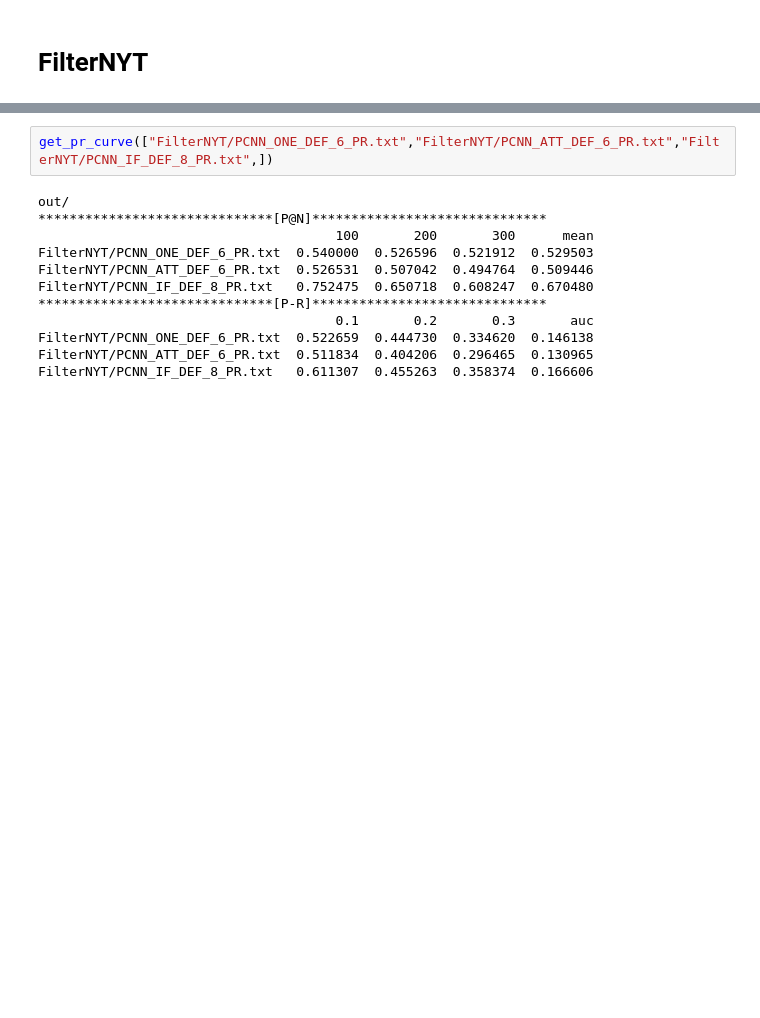
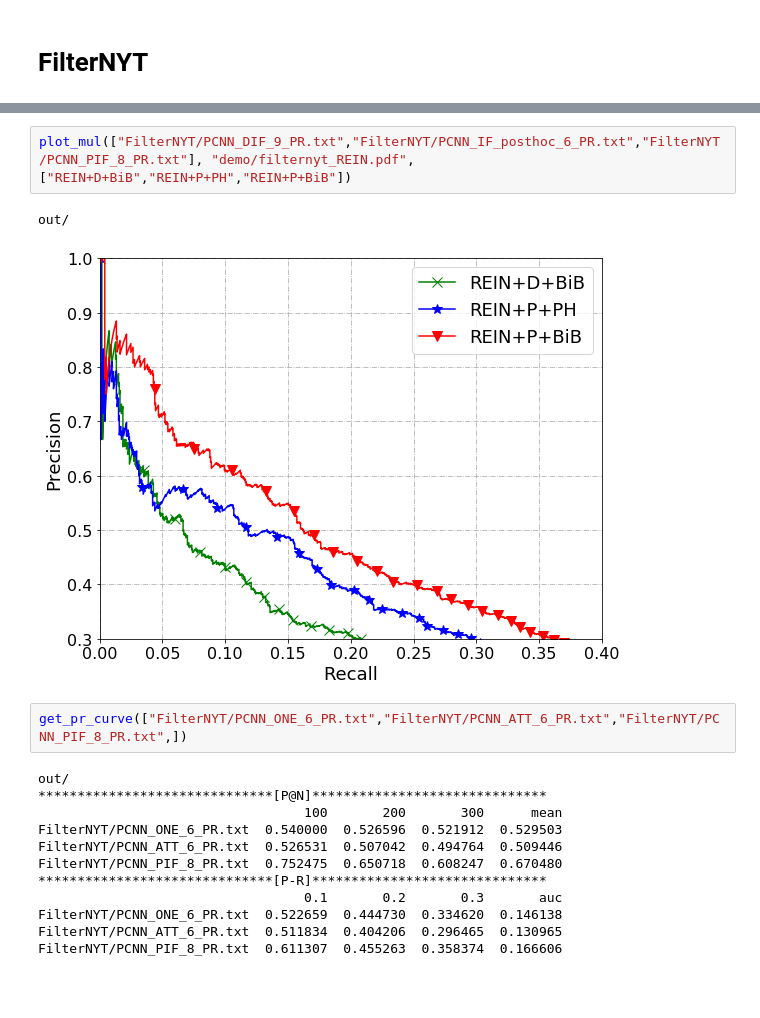
Before and after one commit to RyanWangZf/NRE-IF, a Jupyter notebook: plot_results.ipynb, the cells around one changed output, grey strips where cells are left out. Cells and saved outputs as stored; diff of their text form; blank space fills up the shorter version.

```diff
--- a/plot_results.ipynb
+++ b/plot_results.ipynb
@@ -183,16 +189,21 @@ out/
+# %%
+plot_mul(["FilterNYT/PCNN_DIF_9_PR.txt","FilterNYT/PCNN_IF_posthoc_6_PR.txt","FilterNYT/PCNN_PIF_8_PR.txt"], "demo/filternyt_REIN.pdf",["REIN+D+BiB","REIN+P+PH","REIN+P+BiB"])
+# %% [output]
+out/
+[figure, added]
 # %%
-get_pr_curve(["FilterNYT/PCNN_ONE_DEF_6_PR.txt","FilterNYT/PCNN_ATT_DEF_6_PR.txt","FilterNYT/PCNN_IF_DEF_8_PR.txt",])
+get_pr_curve(["FilterNYT/PCNN_ONE_6_PR.txt","FilterNYT/PCNN_ATT_6_PR.txt","FilterNYT/PCNN_PIF_8_PR.txt",])
 # %% [output]
 out/
 ******************************[P@N]******************************
-                                      100       200       300      mean
-FilterNYT/PCNN_ONE_DEF_6_PR.txt  0.540000  0.526596  0.521912  0.529503
-FilterNYT/PCNN_ATT_DEF_6_PR.txt  0.526531  0.507042  0.494764  0.509446
-FilterNYT/PCNN_IF_DEF_8_PR.txt   0.752475  0.650718  0.608247  0.670480
+                                  100       200       300      mean
+FilterNYT/PCNN_ONE_6_PR.txt  0.540000  0.526596  0.521912  0.529503
+FilterNYT/PCNN_ATT_6_PR.txt  0.526531  0.507042  0.494764  0.509446
+FilterNYT/PCNN_PIF_8_PR.txt  0.752475  0.650718  0.608247  0.670480
 ******************************[P-R]******************************
-                                      0.1       0.2       0.3       auc
-FilterNYT/PCNN_ONE_DEF_6_PR.txt  0.522659  0.444730  0.334620  0.146138
-FilterNYT/PCNN_ATT_DEF_6_PR.txt  0.511834  0.404206  0.296465  0.130965
-FilterNYT/PCNN_IF_DEF_8_PR.txt   0.611307  0.455263  0.358374  0.166606
+                                  0.1       0.2       0.3       auc
+FilterNYT/PCNN_ONE_6_PR.txt  0.522659  0.444730  0.334620  0.146138
+FilterNYT/PCNN_ATT_6_PR.txt  0.511834  0.404206  0.296465  0.130965
+FilterNYT/PCNN_PIF_8_PR.txt  0.611307  0.455263  0.358374  0.166606
 # %% [markdown]
 #####
```
Also changed, not shown: parts of 5 cells of this notebook, 12 other files.
